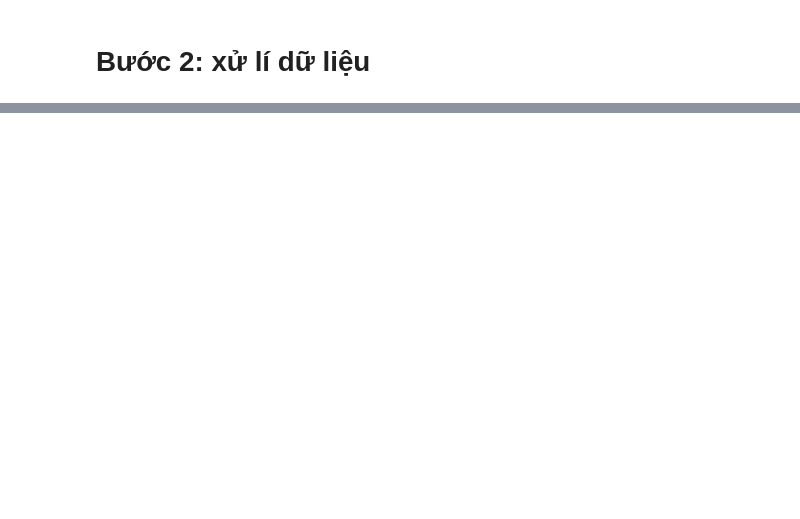
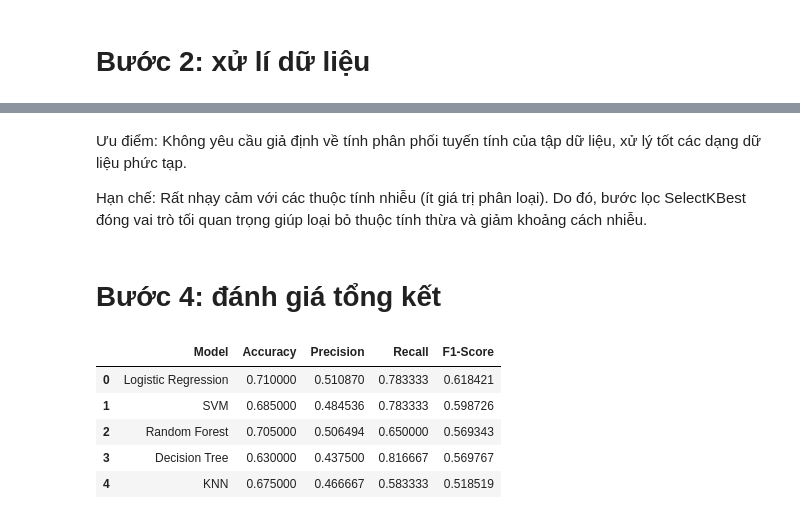
Before and after one commit to minhphu12-oc/gg-colab, a Jupyter notebook: project_6.ipynb, the cells around one changed output, grey strips where cells are left out. Saved outputs shown, nothing was run; the diff lists cells and outputs as text; code cells hidden in the pictures; blank space fills up the shorter version.

Commit message:
Được tạo bằng Colab

```diff
--- a/project_6.ipynb
+++ b/project_6.ipynb
@@ -86,8 +209,3 @@ from sklearn.ensemble import RandomForestClassifier
 from sklearn.tree import DecisionTreeClassifier
 from sklearn.neighbors import KNeighborsClassifier
 from sklearn.metrics import accuracy_score, precision_score, recall_score, f1_score
-# %%
-x = df.drop('Creditability', axis=1)
-y = df['Creditability']
-
-x_train, x_test, y_train, y_test = train_test_split(x, y, test_size=0.2, random_state=42, stratify=y)
@@ -1315,0 +617,13 @@ display(
+# %%
+best_knn = knn_cv.best_estimator_
+y_pred_knn = best_knn.predict(x_test)
+
+print(f"KNN Accuracy: {accuracy_score(y_test, y_pred_knn):.4f}")
+print(f"KNN Precision: {precision_score(y_test, y_pred_knn):.4f}")
+print(f"KNN Recall: {recall_score(y_test, y_pred_knn):.4f}")
+print(f"KNN F1 Score: {f1_score(y_test, y_pred_knn):.4f}")
+
+selected_mask_knn = best_knn.named_steps['feature_selection'].get_support()
+table_knn = pd.DataFrame({'Feature': all_features, 'Selected': selected_mask_knn})
+print("\nPhụ lục đặc trưng được chọn bởi KNN:")
+print(table_knn)
@@ -1315,0 +648,41 @@ display(
+# %% [markdown]
+Ưu điểm: Không yêu cầu giả định về tính phân phối tuyến tính của tập dữ liệu, xử lý tốt các dạng dữ liệu phức tạp.
+
+Hạn chế: Rất nhạy cảm với các thuộc tính nhiễu (ít giá trị phân loại). Do đó, bước lọc SelectKBest đóng vai trò tối quan trọng giúp loại bỏ thuộc tính thừa và giảm khoảng cách nhiễu.
+# %% [markdown]
+# Bước 4: đánh giá tổng kết
+# %%
+import pandas as pd
+import numpy as np
+import matplotlib.pyplot as plt
+import seaborn as sns
+from sklearn.metrics import accuracy_score, precision_score, recall_score, f1_score
+
+models_eval = {
+    'Logistic Regression': y_pred_opt,
+    'SVM': y_pred_svm,
+    'Random Forest': y_pred_rf,
+    'Decision Tree': y_pred_dt,
+    'KNN': y_pred_knn
+}
+
+results_list = []
+for name, pred in models_eval.items():
+    results_list.append({
+        'Model': name,
+        'Accuracy': accuracy_score(y_test, pred),
+        'Precision': precision_score(y_test, pred),
+        'Recall': recall_score(y_test, pred),
+        'F1-Score': f1_score(y_test, pred)
+    })
+
+df_results = pd.DataFrame(results_list)
+
+display(df_results.style.highlight_max(color='green', subset=['Accuracy', 'Precision', 'Recall', 'F1-Score']))
+# %% [output]
+|  | Model | Accuracy | Precision | Recall | F1-Score |
+| 0 | Logistic Regression | 0.710000 | 0.510870 | 0.783333 | 0.618421 |
+| 1 | SVM | 0.685000 | 0.484536 | 0.783333 | 0.598726 |
+| 2 | Random Forest | 0.705000 | 0.506494 | 0.650000 | 0.569343 |
+| 3 | Decision Tree | 0.630000 | 0.437500 | 0.816667 | 0.569767 |
+| 4 | KNN | 0.675000 | 0.466667 | 0.583333 | 0.518519 |
```
Also changed, not shown: parts of 91 cells of this notebook.
